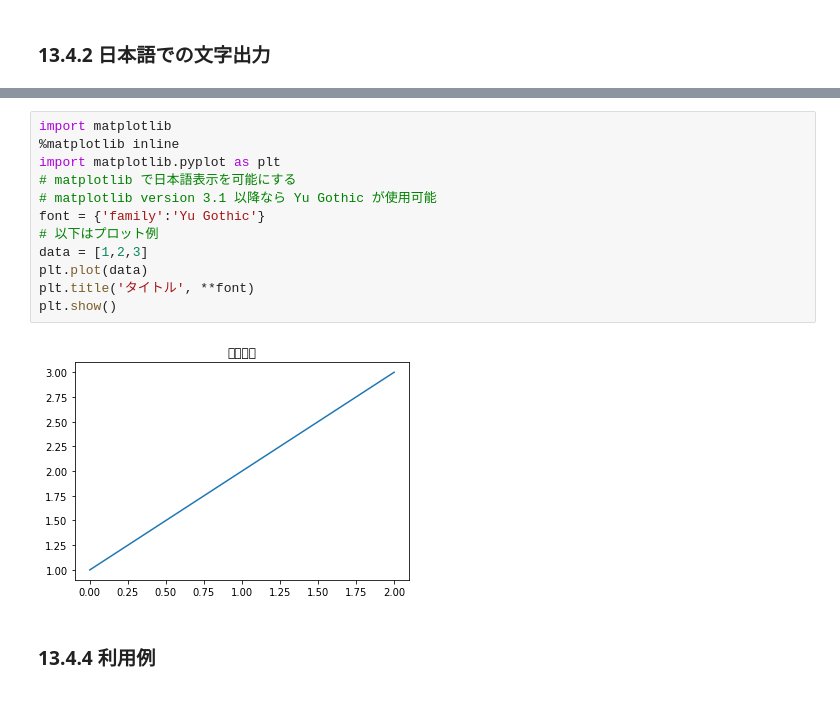
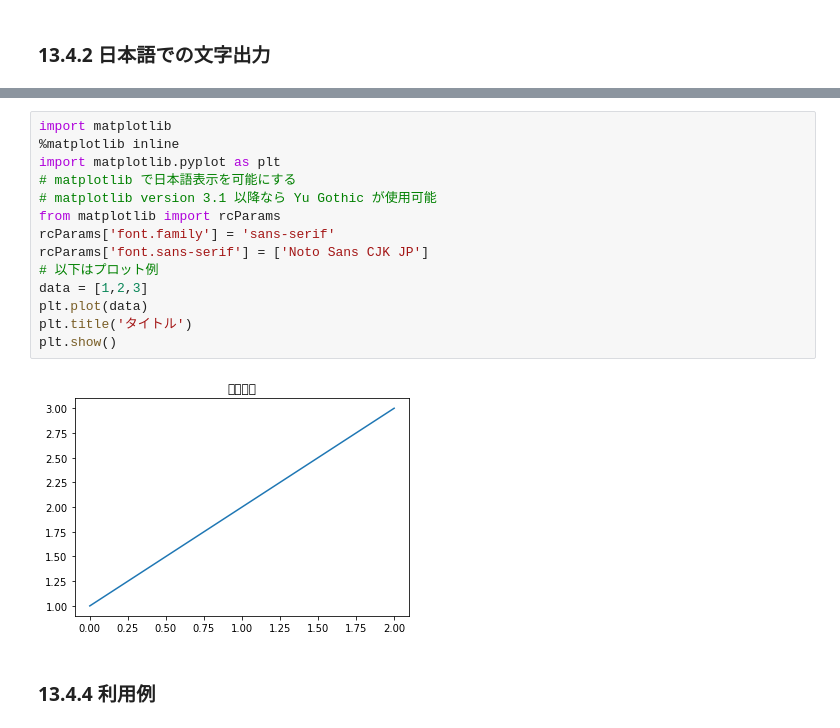
Before and after one commit to toms74209200/Kyoto_programing_python_2019, a Jupyter notebook: kyoto_python_2019.ipynb, the cells around one changed output, grey strips where cells are left out. Saved outputs shown, nothing was run; the diff lists cells and outputs as text.

```diff
--- a/kyoto_python_2019.ipynb
+++ b/kyoto_python_2019.ipynb
@@ -3579,17 +3586,19 @@ array([1, 1, 0, 0, 0, 0, 0, 1, 1, 0])
 # %%
 import matplotlib
 %matplotlib inline
 import matplotlib.pyplot as plt
 # matplotlib で日本語表示を可能にする
 # matplotlib version 3.1 以降なら Yu Gothic が使用可能
-font = {'family':'Yu Gothic'}
+from matplotlib import rcParams
+rcParams['font.family'] = 'sans-serif'
+rcParams['font.sans-serif'] = ['Noto Sans CJK JP']
 # 以下はプロット例
 data = [1,2,3]
 plt.plot(data)
-plt.title('タイトル', **font)
+plt.title('タイトル')
 plt.show()
 # %% [output]
-[figure, old version]
+[figure, new version]
 # %% [markdown]
 ### 13.4.4 利用例
 # %% [markdown]
```
Also changed, not shown: parts of 16 cells of this notebook.
